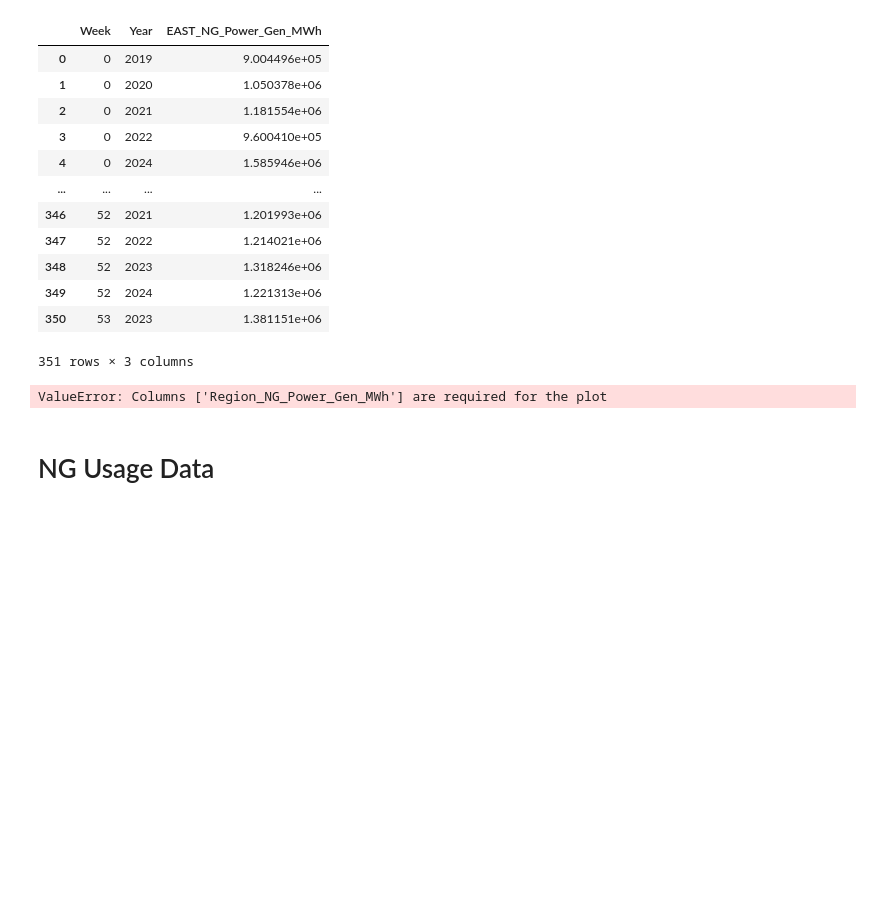
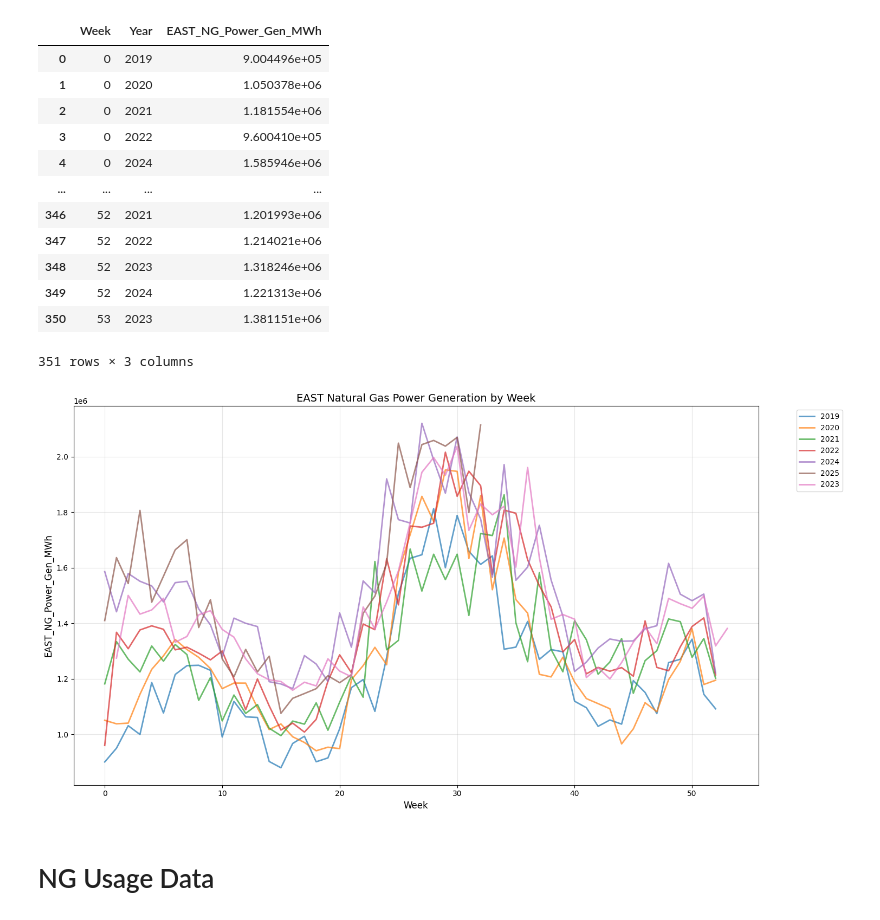
Before and after one commit to JCalago02/Nat-Gas-Model, a Jupyter notebook: notebooks/features.ipynb, the cells around one changed output. Cells and saved outputs as stored; diff of their text form; code cells hidden in the pictures; blank space fills up the shorter version.

```diff
--- a/notebooks/features.ipynb
+++ b/notebooks/features.ipynb
@@ -79,10 +80,9 @@ power_gen_df
 | 350 | 53 | 2023 | 1.381151e+06 |
 351 rows × 3 columns
 # %%
-power_gen_plot_df = power_gen_df.assign(DayOfYear=lambda x: x['Week'] * 7)
-EDAPlots.generate_year_plot(power_gen_plot_df, f"{ANALYSIS_REGION.name}_NG_Power_Gen_MWh", f"{ANALYSIS_REGION.name} Natural Gas Power Generation by Week")
+EDAPlots.generate_year_plot(power_gen_df, "Week", f"{ANALYSIS_REGION.name}_NG_Power_Gen_MWh", f"{ANALYSIS_REGION.name} Natural Gas Power Generation by Week")
 # %% [output]
-ValueError: Columns ['Region_NG_Power_Gen_MWh'] are required for the plot
+[figure, added]
 # %% [markdown]
 # NG Usage Data
 # %% [markdown]
```
Also changed, not shown: parts of 14 cells of this notebook, 3 other files.
